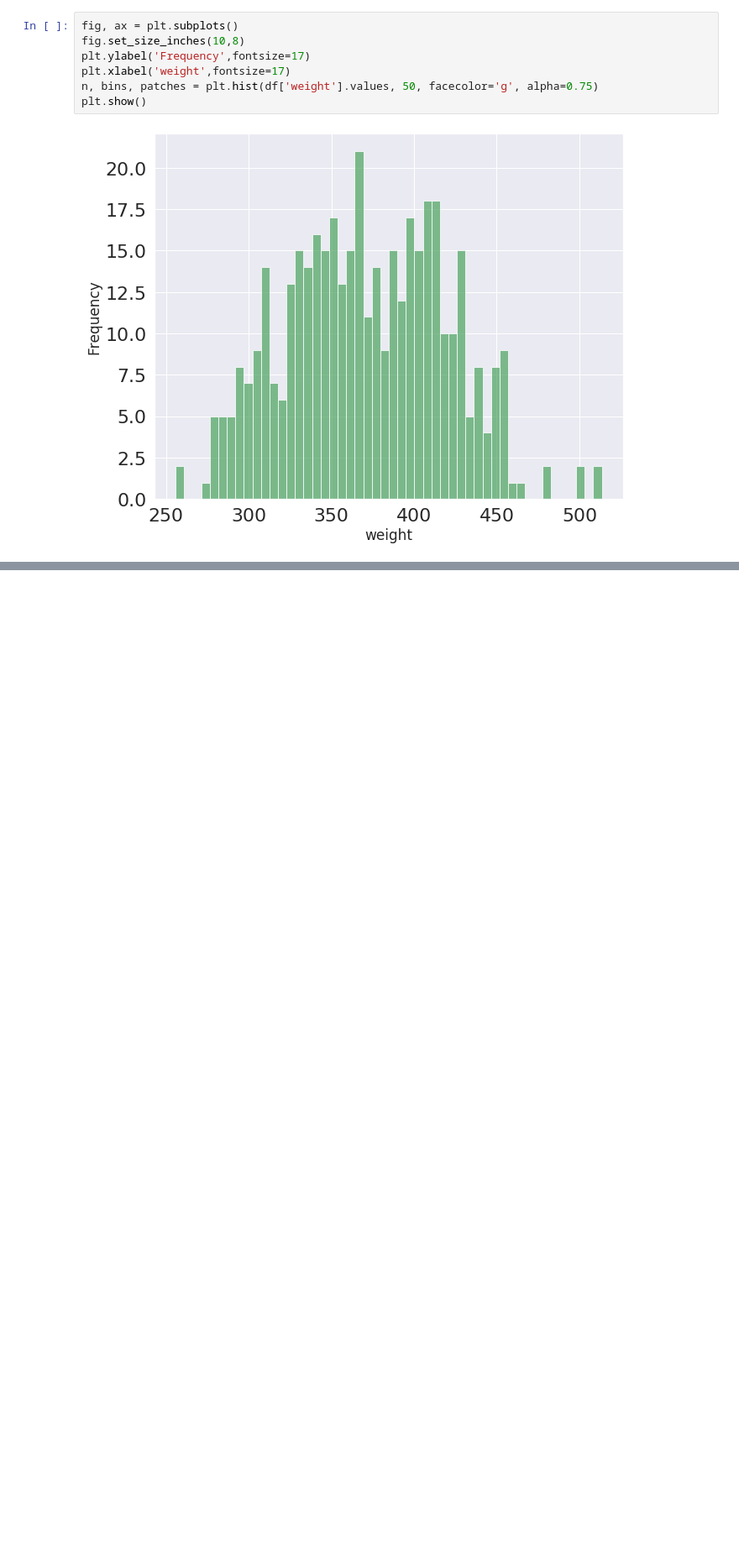
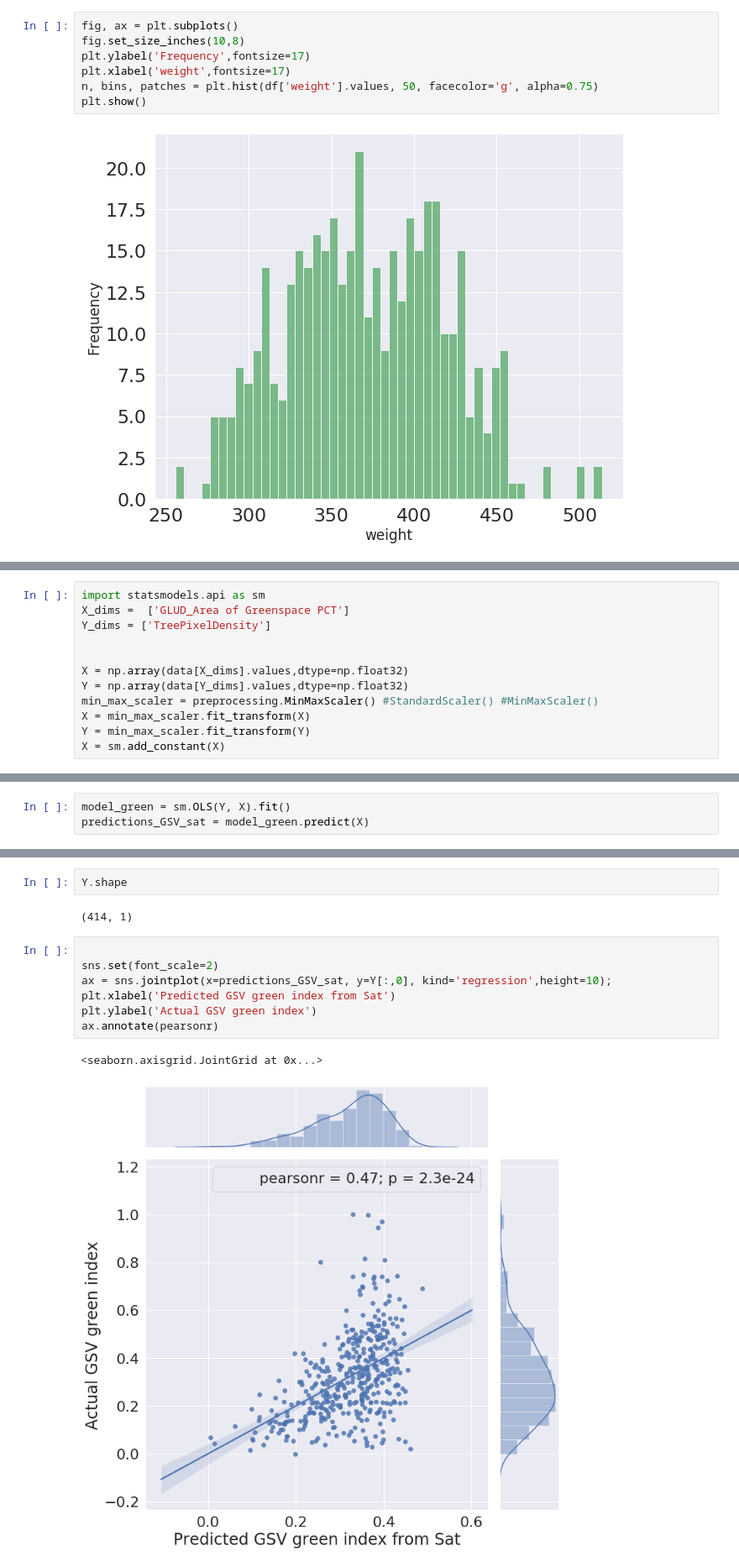
Before and after one commit to sagarjoglekar/Vitamin_N, a Jupyter notebook: Notebooks/LinearRegressor_green.ipynb, the cells around one changed output, grey strips where cells are left out. Shown at 84% size. Cells and saved outputs as stored; diff of their text form; blank space fills up the shorter version.

```diff
--- a/Notebooks/LinearRegressor_green.ipynb
+++ b/Notebooks/LinearRegressor_green.ipynb
@@ -405,0 +372,12 @@ lm.score(X,Y)
+# %%
+import statsmodels.api as sm
+X_dims =  ['GLUD_Area of Greenspace PCT']
+Y_dims = ['TreePixelDensity']
+
+
+X = np.array(data[X_dims].values,dtype=np.float32)
+Y = np.array(data[Y_dims].values,dtype=np.float32)
+min_max_scaler = preprocessing.MinMaxScaler() #StandardScaler() #MinMaxScaler()
+X = min_max_scaler.fit_transform(X)
+Y = min_max_scaler.fit_transform(Y)
+X = sm.add_constant(X)
@@ -405,0 +402,3 @@ lm.score(X,Y)
+# %%
+model_green = sm.OLS(Y, X).fit()
+predictions_GSV_sat = model_green.predict(X)
@@ -405,0 +431,14 @@ lm.score(X,Y)
+# %%
+Y.shape
+# %% [output]
+(414, 1)
+# %%
+
+sns.set(font_scale=2)
+ax = sns.jointplot(x=predictions_GSV_sat, y=Y[:,0], kind='regression',height=10);
+plt.xlabel('Predicted GSV green index from Sat')
+plt.ylabel('Actual GSV green index')
+ax.annotate(pearsonr)
+# %% [output]
+<seaborn.axisgrid.JointGrid at 0x...>
+[figure, added]
```
Also changed, not shown: parts of 36 cells of this notebook, 1 other file.
